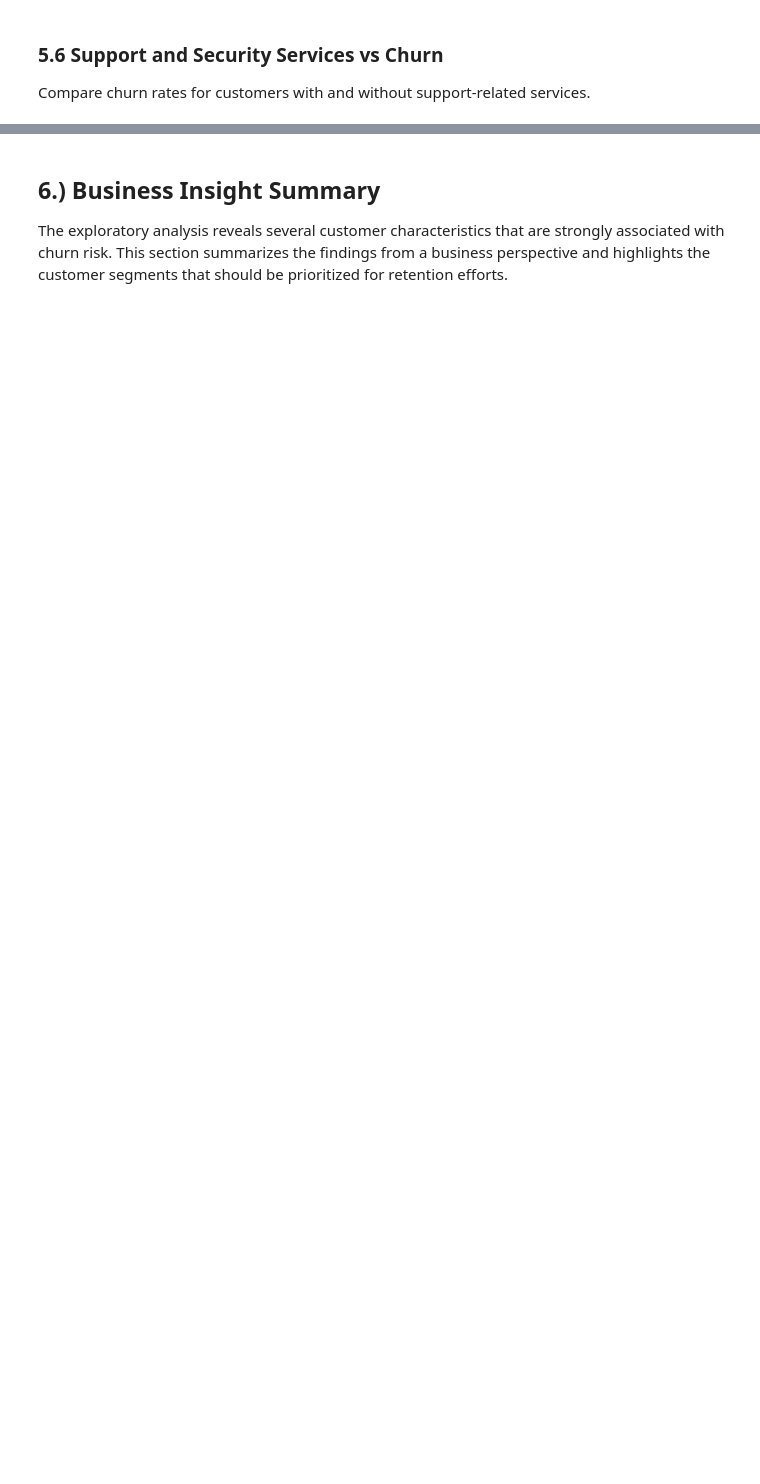
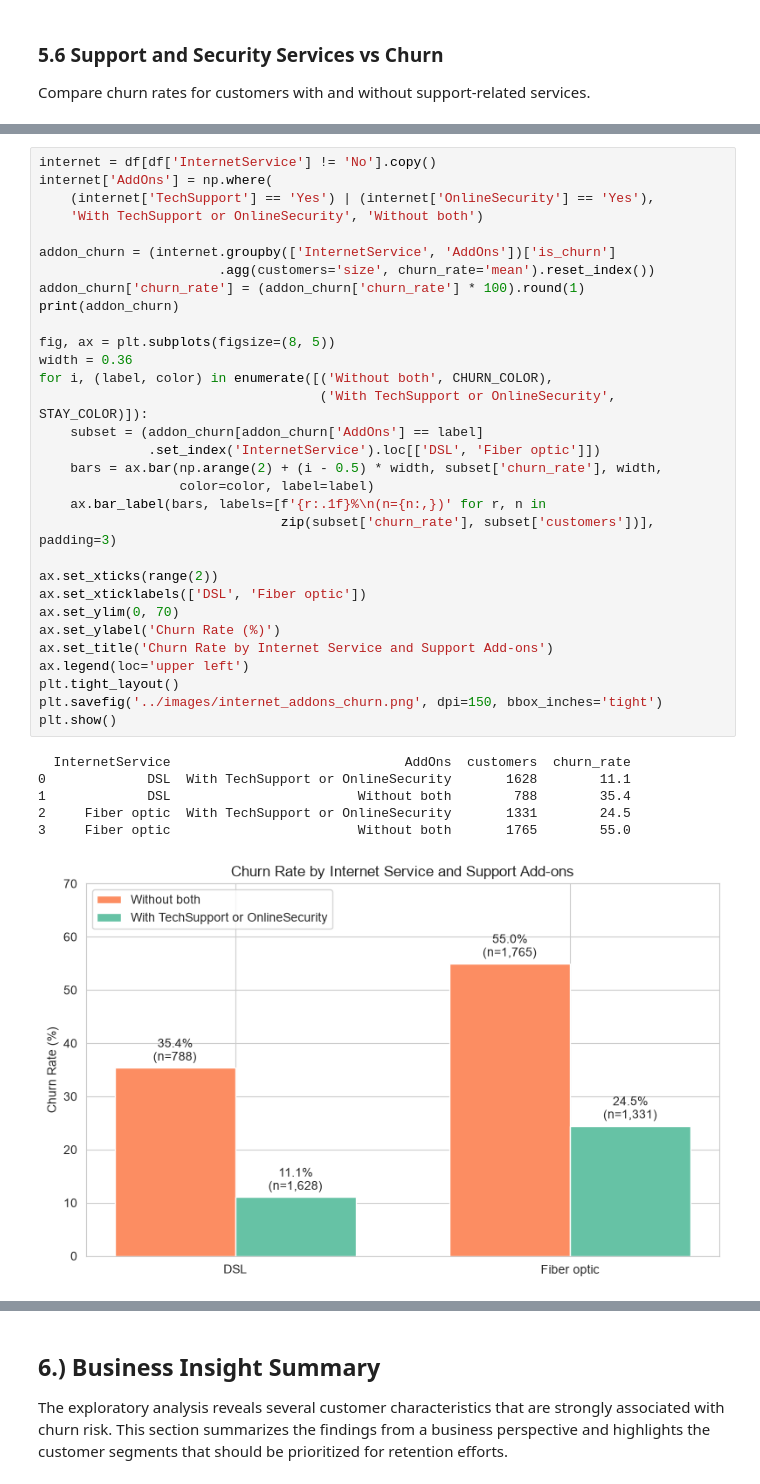
Before and after one commit to arwendy123/reducing-customer-churn-business-analysis, a Jupyter notebook: notebooks/customer_churn_analysis.ipynb, the cells around one changed output, grey strips where cells are left out. Saved outputs shown, nothing was run; the diff lists cells and outputs as text; blank space fills up the shorter version.

```diff
--- a/notebooks/customer_churn_analysis.ipynb
+++ b/notebooks/customer_churn_analysis.ipynb
@@ -368,0 +510,38 @@ plt.show()
+# %%
+internet = df[df['InternetService'] != 'No'].copy()
+internet['AddOns'] = np.where(
+    (internet['TechSupport'] == 'Yes') | (internet['OnlineSecurity'] == 'Yes'),
+    'With TechSupport or OnlineSecurity', 'Without both')
+
+addon_churn = (internet.groupby(['InternetService', 'AddOns'])['is_churn']
+                       .agg(customers='size', churn_rate='mean').reset_index())
+addon_churn['churn_rate'] = (addon_churn['churn_rate'] * 100).round(1)
+print(addon_churn)
+
+fig, ax = plt.subplots(figsize=(8, 5))
+width = 0.36
+for i, (label, color) in enumerate([('Without both', CHURN_COLOR),
+                                    ('With TechSupport or OnlineSecurity', STAY_COLOR)]):
+    subset = (addon_churn[addon_churn['AddOns'] == label]
+              .set_index('InternetService').loc[['DSL', 'Fiber optic']])
+    bars = ax.bar(np.arange(2) + (i - 0.5) * width, subset['churn_rate'], width,
+                  color=color, label=label)
+    ax.bar_label(bars, labels=[f'{r:.1f}%\n(n={n:,})' for r, n in
+                               zip(subset['churn_rate'], subset['customers'])], padding=3)
+
+ax.set_xticks(range(2))
+ax.set_xticklabels(['DSL', 'Fiber optic'])
+ax.set_ylim(0, 70)
+ax.set_ylabel('Churn Rate (%)')
+ax.set_title('Churn Rate by Internet Service and Support Add-ons')
+ax.legend(loc='upper left')
+plt.tight_layout()
+plt.savefig('../images/internet_addons_churn.png', dpi=150, bbox_inches='tight')
+plt.show()
+# %% [output]
+  InternetService                              AddOns  customers  churn_rate
+0             DSL  With TechSupport or OnlineSecurity       1628        11.1
+1             DSL                        Without both        788        35.4
+2     Fiber optic  With TechSupport or OnlineSecurity       1331        24.5
+3     Fiber optic                        Without both       1765        55.0
+[figure, added]
```
Also changed, not shown: parts of 51 cells of this notebook.
